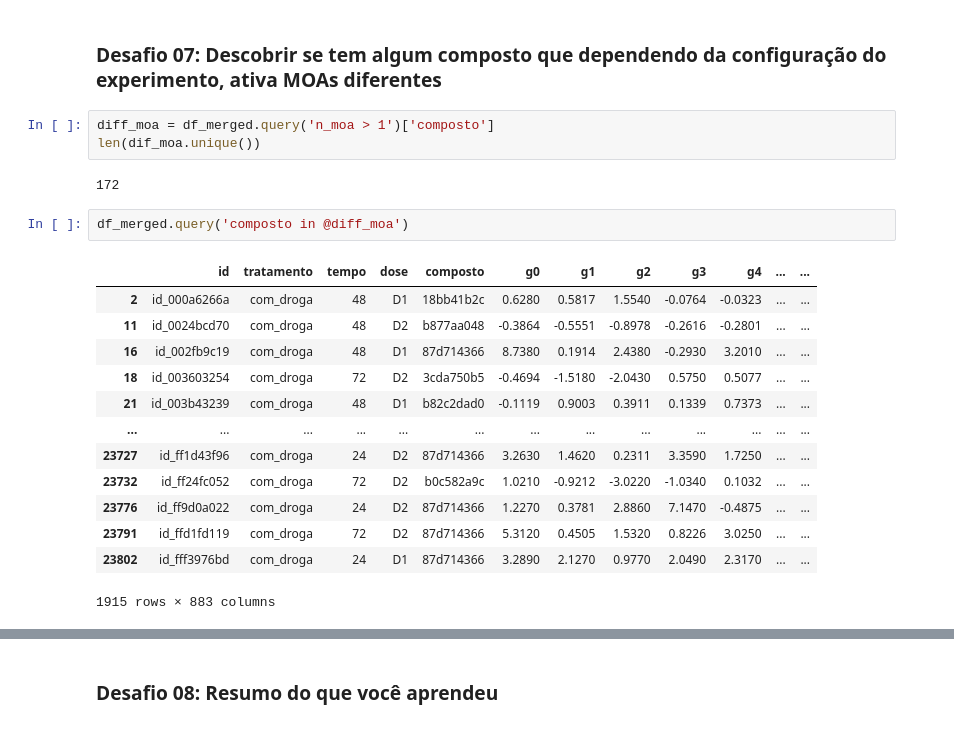
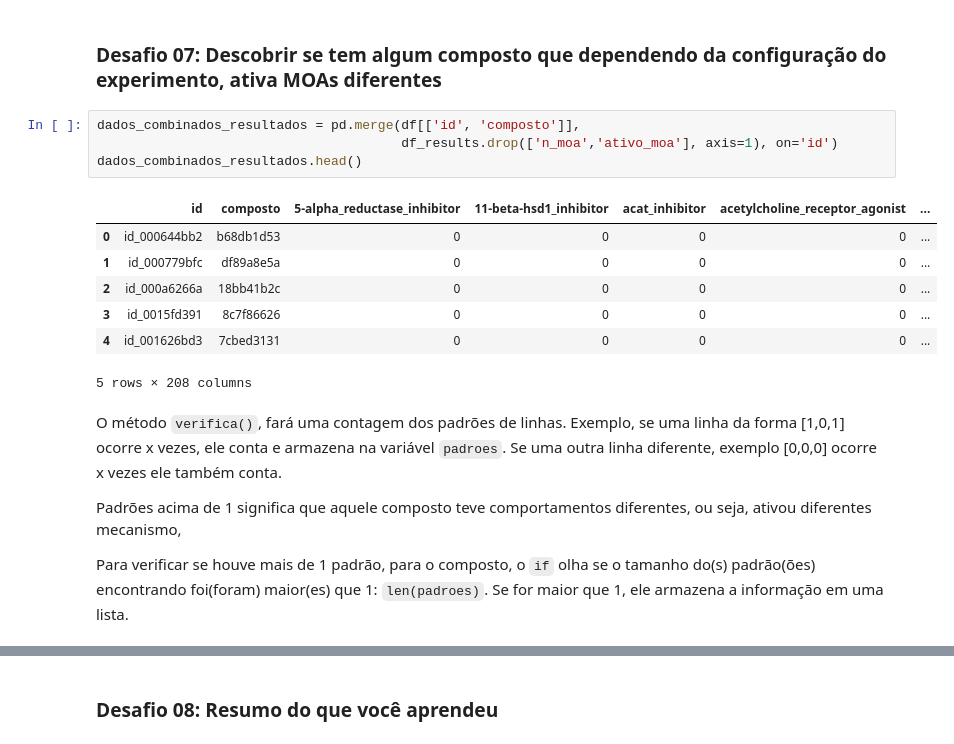
Before and after one commit to gabicgama/projeto-imersao-dados, a Jupyter notebook: Projeto-Imersão-Dados.ipynb, the cells around one changed output, grey strips where cells are left out. Drawn from its saved outputs; the diff is of its cells as text.

```diff
--- a/Projeto-Imersão-Dados.ipynb
+++ b/Projeto-Imersão-Dados.ipynb
@@ -1473,24 +1480,21 @@ cross
 0 rows × 1765 columns
 # %% [markdown]
 ### Desafio 07: Descobrir se tem algum composto que dependendo da configuração do experimento, ativa MOAs diferentes
-# %%
-diff_moa = df_merged.query('n_moa > 1')['composto']
-len(dif_moa.unique())
-# %% [output]
-172
-# %%
-df_merged.query('composto in @diff_moa')
-# %% [output]
-|  | id | tratamento | tempo | dose | composto | g0 | g1 | g2 | g3 | g4 | ... | ... |
-| 2 | id_000a6266a | com_droga | 48 | D1 | 18bb41b2c | 0.6280 | 0.5817 | 1.5540 | -0.0764 | -0.0323 | ... | ... |
-| 11 | id_0024bcd70 | com_droga | 48 | D2 | b877aa048 | -0.3864 | -0.5551 | -0.8978 | -0.2616 | -0.2801 | ... | ... |
-| 16 | id_002fb9c19 | com_droga | 48 | D1 | 87d714366 | 8.7380 | 0.1914 | 2.4380 | -0.2930 | 3.2010 | ... | ... |
-| 18 | id_003603254 | com_droga | 72 | D2 | 3cda750b5 | -0.4694 | -1.5180 | -2.0430 | 0.5750 | 0.5077 | ... | ... |
-| 21 | id_003b43239 | com_droga | 48 | D1 | b82c2dad0 | -0.1119 | 0.9003 | 0.3911 | 0.1339 | 0.7373 | ... | ... |
-| ... | ... | ... | ... | ... | ... | ... | ... | ... | ... | ... | ... | ... |
-| 23727 | id_ff1d43f96 | com_droga | 24 | D2 | 87d714366 | 3.2630 | 1.4620 | 0.2311 | 3.3590 | 1.7250 | ... | ... |
-| 23732 | id_ff24fc052 | com_droga | 72 | D2 | b0c582a9c | 1.0210 | -0.9212 | -3.0220 | -1.0340 | 0.1032 | ... | ... |
-| 23776 | id_ff9d0a022 | com_droga | 24 | D2 | 87d714366 | 1.2270 | 0.3781 | 2.8860 | 7.1470 | -0.4875 | ... | ... |
-| 23791 | id_ffd1fd119 | com_droga | 72 | D2 | 87d714366 | 5.3120 | 0.4505 | 1.5320 | 0.8226 | 3.0250 | ... | ... |
-| 23802 | id_fff3976bd | com_droga | 24 | D1 | 87d714366 | 3.2890 | 2.1270 | 0.9770 | 2.0490 | 2.3170 | ... | ... |
-1915 rows × 883 columns
+# %%
+dados_combinados_resultados = pd.merge(df[['id', 'composto']],
+                                       df_results.drop(['n_moa','ativo_moa'], axis=1), on='id')
+dados_combinados_resultados.head()
+# %% [output]
+|  | id | composto | 5-alpha_reductase_inhibitor | 11-beta-hsd1_inhibitor | acat_inhibitor | acetylcholine_receptor_agonist | ... |
+| 0 | id_000644bb2 | b68db1d53 | 0 | 0 | 0 | 0 | ... |
+| 1 | id_000779bfc | df89a8e5a | 0 | 0 | 0 | 0 | ... |
+| 2 | id_000a6266a | 18bb41b2c | 0 | 0 | 0 | 0 | ... |
+| 3 | id_0015fd391 | 8c7f86626 | 0 | 0 | 0 | 0 | ... |
+| 4 | id_001626bd3 | 7cbed3131 | 0 | 0 | 0 | 0 | ... |
+5 rows × 208 columns
+# %% [markdown]
+O método ``verifica()``, fará uma contagem dos padrões de linhas. Exemplo, se uma linha da forma [1,0,1] ocorre x vezes, ele conta e armazena na variável ``padroes``. Se uma outra linha diferente, exemplo [0,0,0] ocorre x vezes ele também conta.
+
+Padrões acima de 1 significa que aquele composto teve comportamentos diferentes, ou seja, ativou diferentes mecanismo,
+
+Para verificar se houve mais de 1 padrão, para o composto, o ``if`` olha se o tamanho do(s) padrão(ões) encontrando foi(foram) maior(es) que 1: ``len(padroes)``.  Se for maior que 1, ele armazena a informação em uma lista.
```
Also changed, not shown: parts of 65 cells of this notebook.
